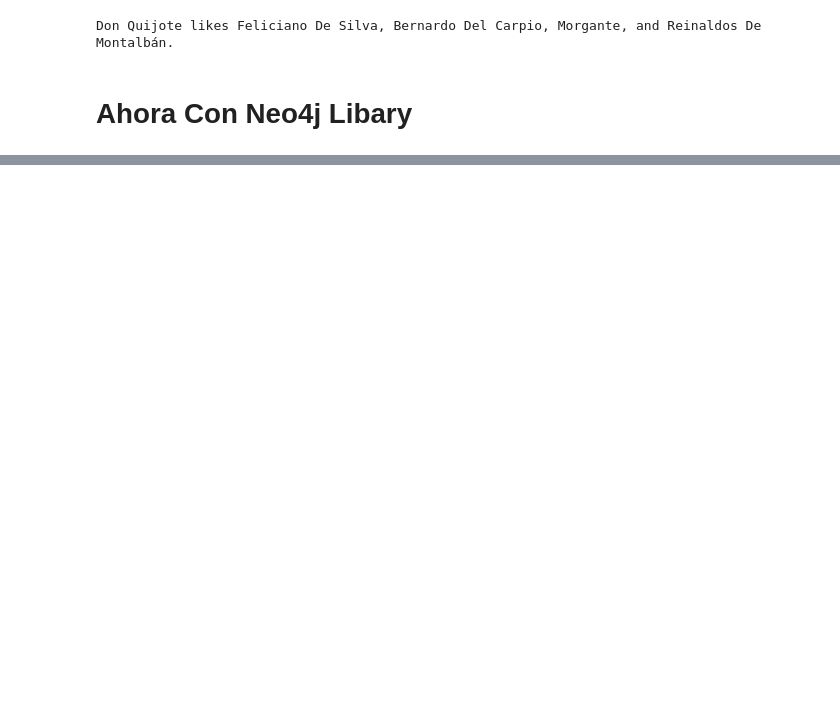
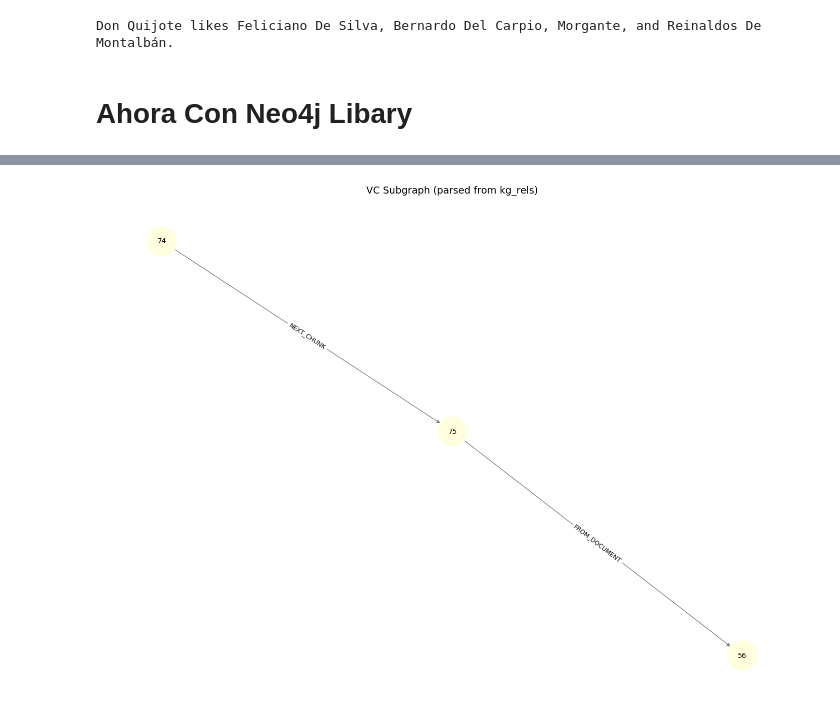
Before and after one commit to tribu-ia/don-confiado, a Jupyter notebook: notebooks/Clase 04 GraphRAG.ipynb, the cells around one changed output, grey strips where cells are left out. Saved outputs shown, nothing was run; the diff lists cells and outputs as text; code cells hidden in the pictures; blank space fills up the shorter version.

```diff
--- a/notebooks/Clase 04 GraphRAG.ipynb
+++ b/notebooks/Clase 04 GraphRAG.ipynb
@@ -700,0 +1432,68 @@ La persona relacionada con quien mató a Roldán es Bernardo del Carpio, según
+# %%
+# Step 4: Visualize subgraph from VectorCypherRetriever result
+import re
+import networkx as nx
+import matplotlib.pyplot as plt
+
+
+def parse_kg_edges_from_info(info: str):
+    sep = "\n\n=== kg_rels ===\n"
+    pos = info.find(sep)
+    if pos == -1:
+        return [], ""
+    text_part = info[:pos]
+    kg_part = info[pos + len(sep):]
+    lines = [ln.strip() for ln in kg_part.split("\n") if ln.strip() and ln.strip() != '---']
+    edges = []
+    for ln in lines:
+        # expected: <start> - <TYPE> -> <end>
+        # split on ' - ' then ' -> '
+        if ' - ' in ln and ' -> ' in ln:
+            left, _, rest = ln.partition(' - ')
+            type_, _, right = rest.partition(' -> ')
+            start = left.strip()
+            end = right.strip()
+            edges.append((start, type_.strip(), end))
+    return edges, text_part
+
+
+def visualize_vc_subgraph(vc, query_text: str, top_k: int = 1):
+    res = vc.get_search_results(query_text=query_text, top_k=top_k)
+    info = res.records[0]['info']
+    edges, text_part = parse_kg_edges_from_info(info)
+
+    print("# Text Chunk Context (truncated):")
+    print(text_part[:600])
+
+    if not edges:
+        print("\n(No KG relationships parsed. Try one-hop retriever or adjust query.)")
+        return
+
+    # Build graph
+    G = nx.DiGraph()
+    for s, t, e in edges:
+        G.add_node(s)
+        G.add_node(e)
+        G.add_edge(s, e, label=t)
+
+    # Draw
+    pos = nx.spring_layout(G, seed=42, k=1.5, iterations=200)
+    plt.figure(figsize=(14, 10))
+    nx.draw(G, pos, with_labels=True, node_color='lightyellow', node_size=1800, edge_color='gray', font_size=10)
+    edge_labels = nx.get_edge_attributes(G, 'label')
+    nx.draw_networkx_edge_labels(G, pos, edge_labels=edge_labels, font_size=9)
+    plt.title("VC Subgraph (parsed from kg_rels)", fontsize=14)
+    plt.show()
+
+
+# Example usage:
+# Prefer vc_one_hop if available, otherwise fall back to vc_retriever
+vc_to_use = globals().get('vc_one_hop') or globals().get('vc_retriever')
+if vc_to_use is None:
+    print("No VectorCypherRetriever instance found. Run Step 3 or the VC config cell first.")
+else:
+    try:
+        visualize_vc_subgraph(vc_to_use, query_text="don quijote", top_k=1)
+    except Exception as e:
+        print("Visualization error:", e)
+# %% [output]
@@ -700,0 +1515 @@ La persona relacionada con quien mató a Roldán es Bernardo del Carpio, según
+[figure, added]
```
Also changed, not shown: parts of 26 cells of this notebook.
